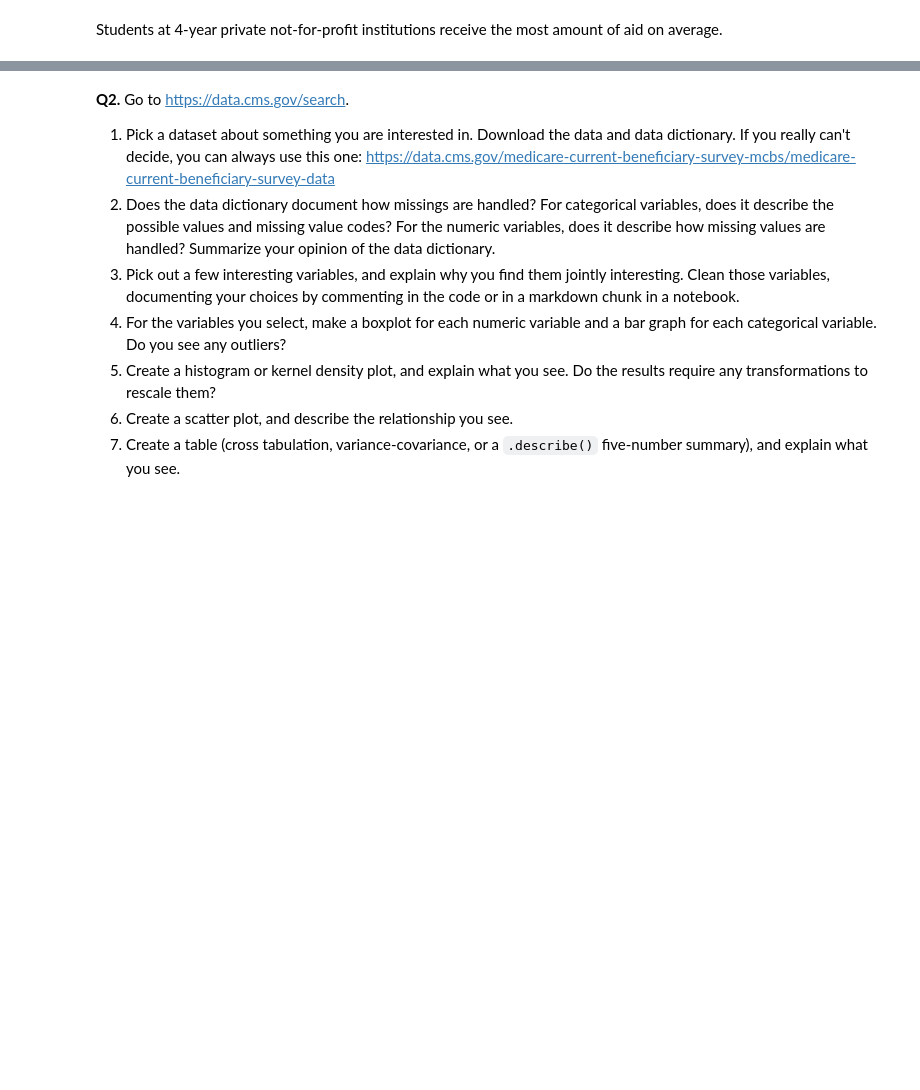
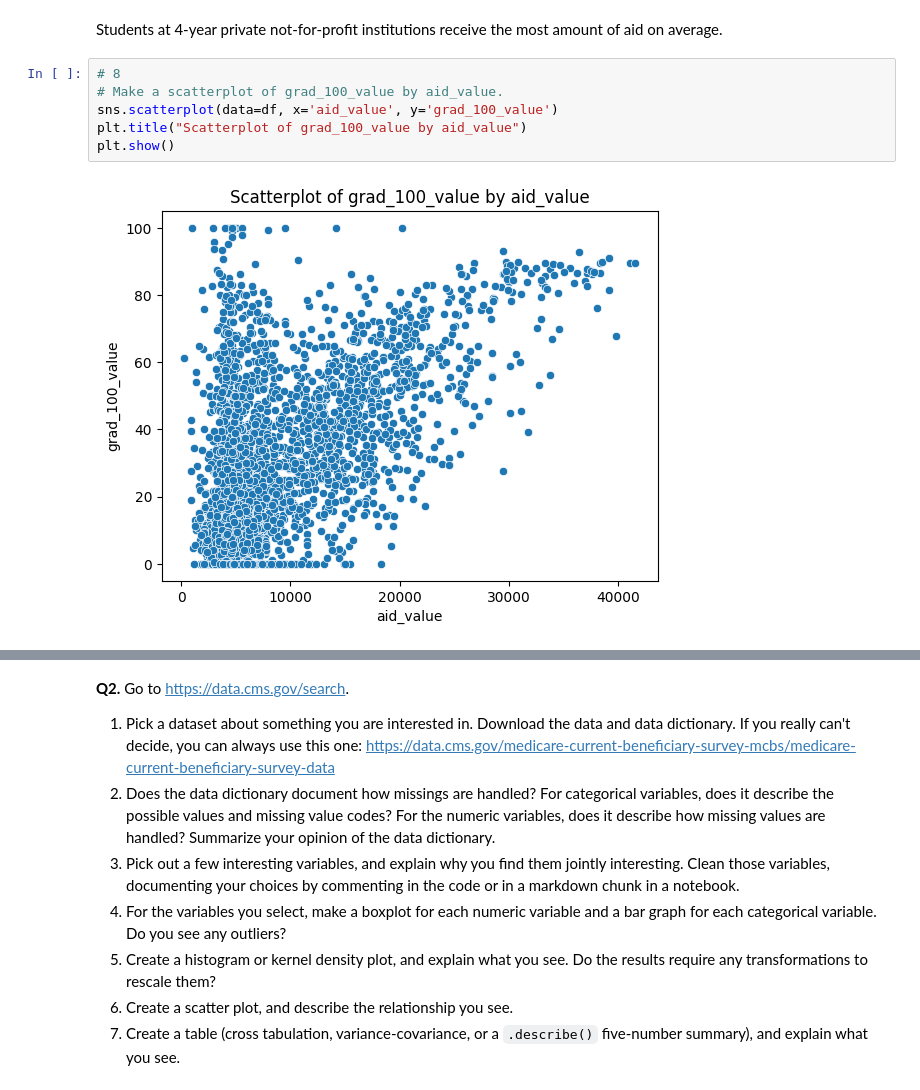
Before and after one commit to hasitanalluri/knn, a Jupyter notebook: assignment/assignment_visualization.ipynb, the cells around one changed output, grey strips where cells are left out. Cells and saved outputs as stored; diff of their text form; blank space fills up the shorter version.

```diff
--- a/assignment/assignment_visualization.ipynb
+++ b/assignment/assignment_visualization.ipynb
@@ -202,3 +207,11 @@ df.loc[:,['aid_value','level', 'control']].groupby(['level', 'control']).describ
 |  | Public | 632.0 | 6514.071203 | 2353.716693 | 2232.0 | 4990.50 | 6085.0 | 7341.50 | 17299.0 |
 # %% [markdown]
 Students at 4-year private not-for-profit institutions receive the most amount of aid on average.
+# %%
+# 8
+# Make a scatterplot of grad_100_value by aid_value.
+sns.scatterplot(data=df, x='aid_value', y='grad_100_value')
+plt.title("Scatterplot of grad_100_value by aid_value")
+plt.show()
+# %% [output]
+[figure, added]
```
Also changed, not shown: parts of 4 cells of this notebook.
